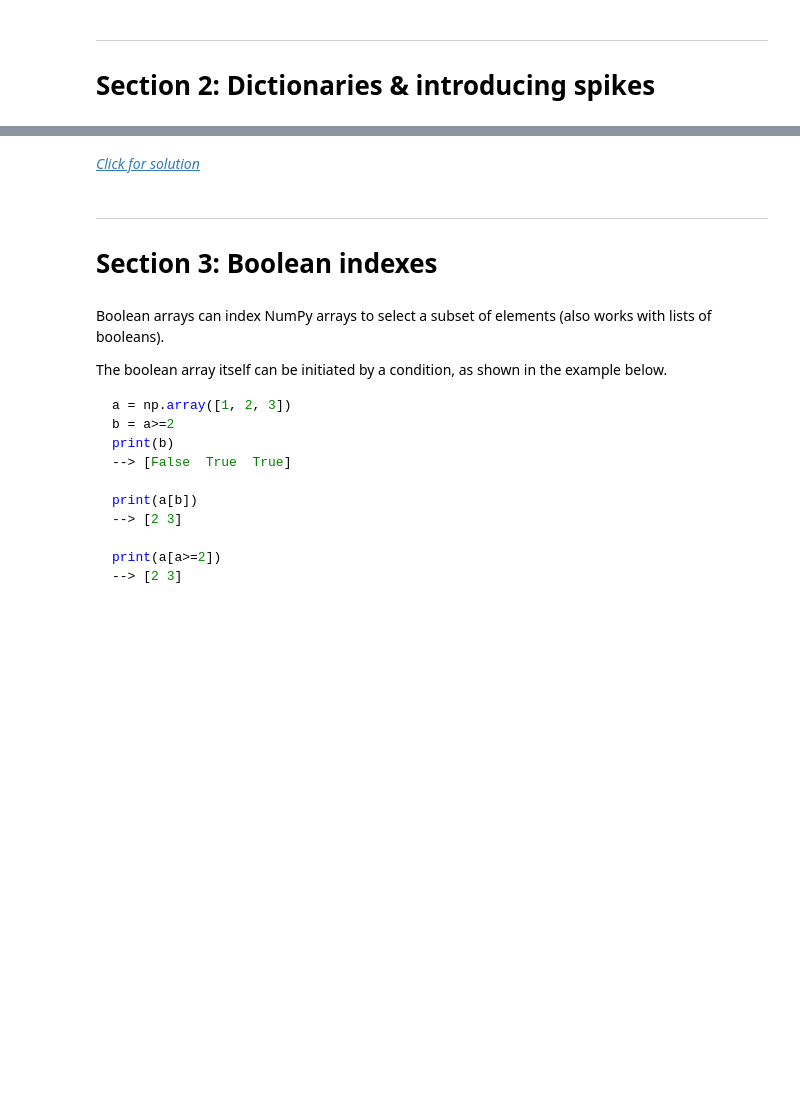
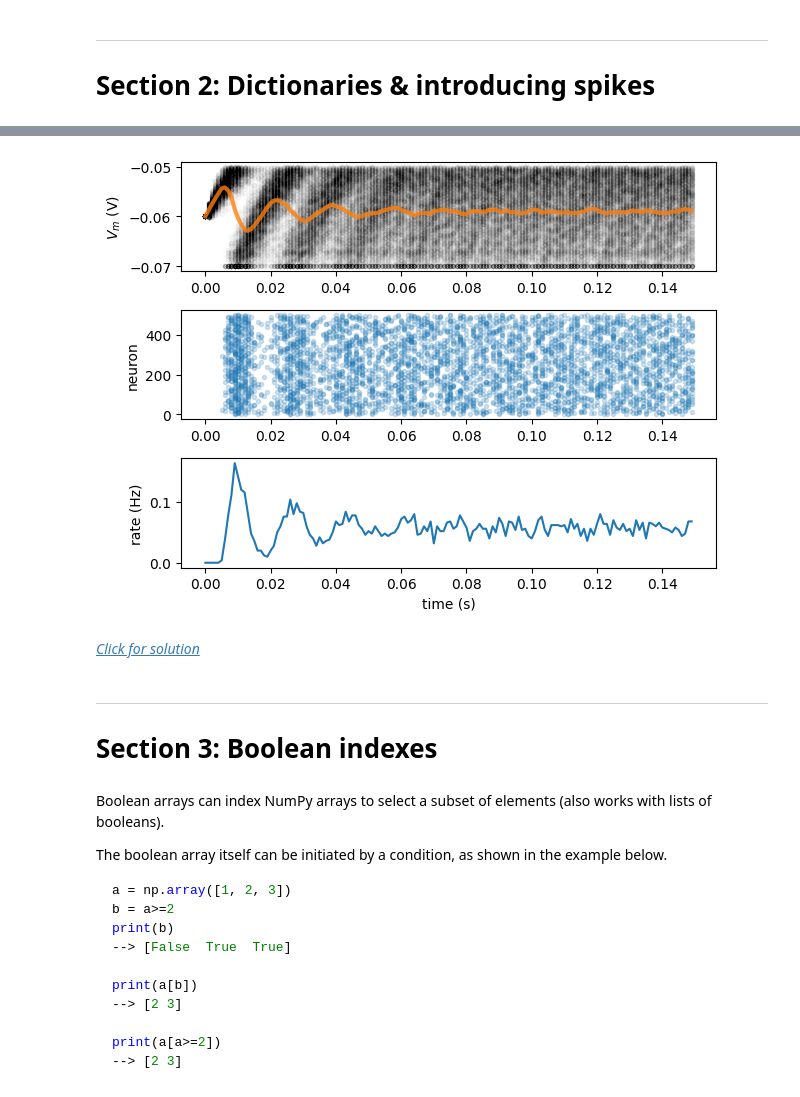
Before and after one commit to earth2k4t/Comp-Neuro, a Jupyter notebook: tutorials/W0D2_PythonWorkshop2/student/W0D2_Tutorial1.ipynb, the cells around one changed output, grey strips where cells are left out. Cells and saved outputs as stored; diff of their text form; code cells hidden in the pictures; blank space fills up the shorter version.

```diff
--- a/tutorials/W0D2_PythonWorkshop2/student/W0D2_Tutorial1.ipynb
+++ b/tutorials/W0D2_PythonWorkshop2/student/W0D2_Tutorial1.ipynb
@@ -527,44 +521,46 @@ for step, t in enumerate(t_range):
     if v_n[j, step] >= vth:
 
       # Reset to reset voltage
-      v_n[j, step] = v_n
+      v_n[j, step] = vr
 
       # Add this spike time
-      spikes[j] += ...
+      spikes[j] += [t]
 
       # Add spike count to this step
-      spikes_n[step] += ...
+      spikes_n[step] += 1
 
 # Collect mean Vm and mean spiking rate
 v_mean = np.mean(v_n, axis=0)
 spikes_mean =  spikes_n / n
 
 # Initialize the figure
 plt.figure()
 
 # Plot simulations and sample mean
 ax1 = plt.subplot(3, 1, 1)
 for j in range(n):
   plt.scatter(t_range, v_n[j], color="k", marker=".", alpha=0.01)
 plt.plot(t_range, v_mean, 'C1', alpha=0.8, linewidth=3)
 plt.ylabel('$V_m$ (V)')
 
 # Plot spikes
 plt.subplot(3, 1, 2, sharex=ax1)
 # for each neuron j: collect spike times and plot them at height j
 for j in range(n):
-  times = ...
-  plt.scatter(...)
+  times = np.array(spikes[j])  # the list of all spike times for neuron j, and convert them to a numpy array
+  plt.scatter(times, j * np.ones_like(times), color="C0", marker=".", alpha=0.2) # x-values are spike times; y-values repeat neuron j once for each spike. np.array(spikes[j]) means = make a new NumPy array of 1s that has the same shape/length as times.
 
 plt.ylabel('neuron')
 
 # Plot firing rate
 plt.subplot(3, 1, 3, sharex=ax1)
 plt.plot(t_range, spikes_mean)
 plt.xlabel('time (s)')
 plt.ylabel('rate (Hz)')
 
 plt.tight_layout()
+# %% [output]
+[figure, added]
 # %% [markdown]
 [*Click for solution*](https://github.com/NeuromatchAcademy/precourse/tree/main/tutorials/W0D2_PythonWorkshop2/solutions/W0D2_Tutorial1_Solution_950b2963.py)
 # %%
```
Also changed, not shown: parts of 3 cells of this notebook.
